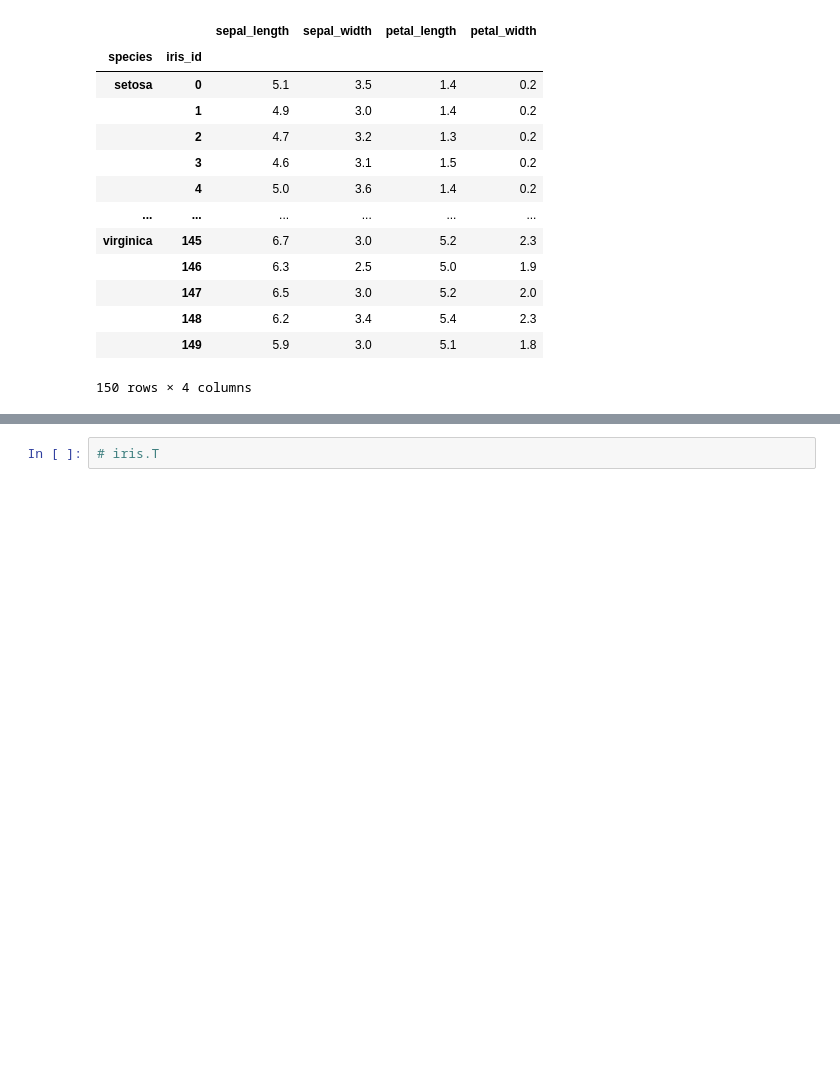
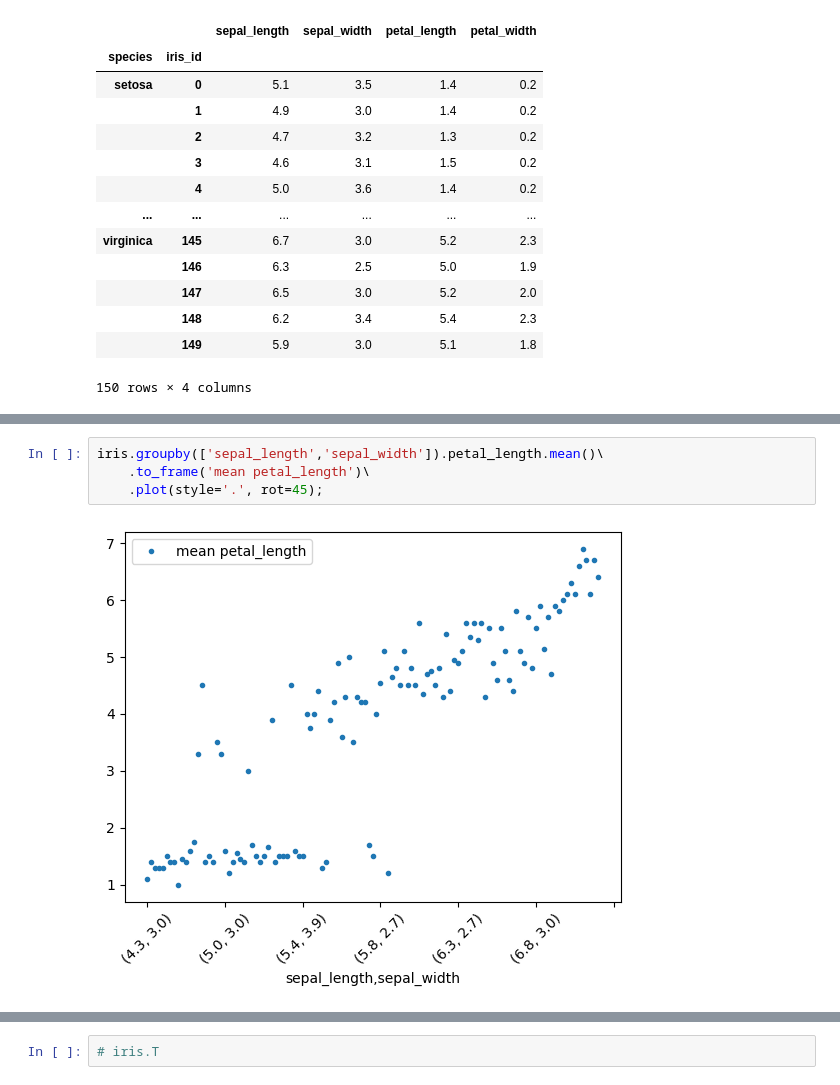
Before and after one commit to ontoligent/DS5100-2023-01-O, a Jupyter notebook: lessons/M06_Pandas/M06-04-MethodChaining.ipynb, the cells around one changed output, grey strips where cells are left out. Saved outputs shown, nothing was run; the diff lists cells and outputs as text; blank space fills up the shorter version.

```diff
--- a/lessons/M06_Pandas/M06-04-MethodChaining.ipynb
+++ b/lessons/M06_Pandas/M06-04-MethodChaining.ipynb
@@ -73,0 +79,6 @@ iris
+# %%
+iris.groupby(['sepal_length','sepal_width']).petal_length.mean()\
+    .to_frame('mean petal_length')\
+    .plot(style='.', rot=45);
+# %% [output]
+[figure, added]
```
Also changed, not shown: parts of 7 cells of this notebook, 2 other files.
